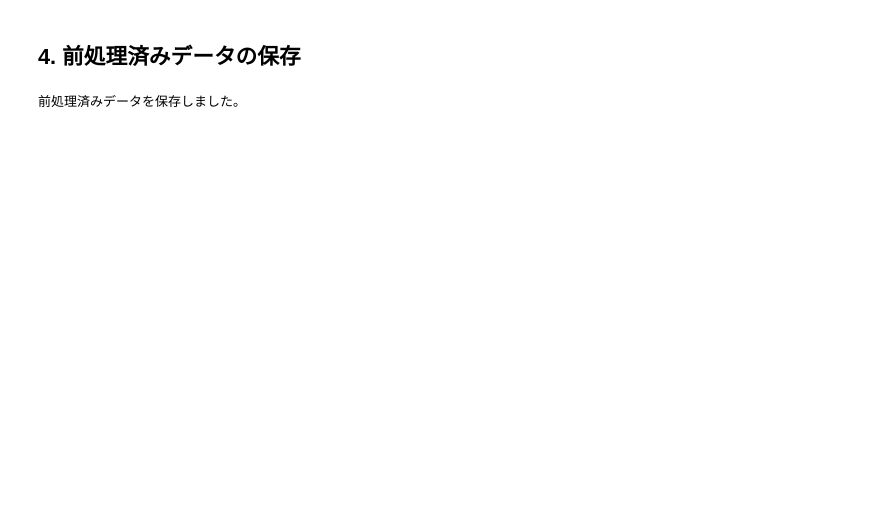
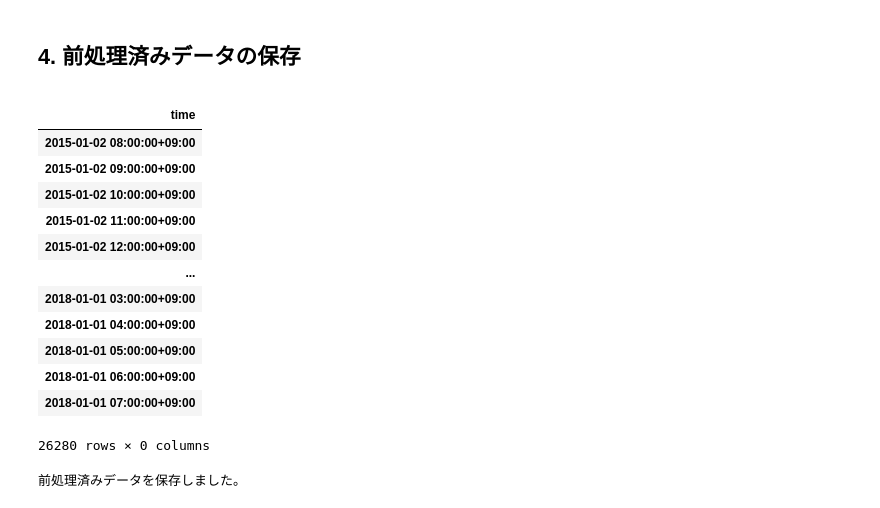
Before and after one commit to yukibefree/notebook, a Jupyter notebook: signate_smbc_202506/notebooks/02_data_preprocessing.ipynb, the cells around one changed output. Cells and saved outputs as stored; diff of their text form; code cells hidden in the pictures; blank space fills up the shorter version.

```diff
--- a/signate_smbc_202506/notebooks/02_data_preprocessing.ipynb
+++ b/signate_smbc_202506/notebooks/02_data_preprocessing.ipynb
@@ -135,5 +161,23 @@ max                         0.505205
 # %% [markdown]
 ## 4. 前処理済みデータの保存
+# %%
+# 保存前にオブジェクトがあるか確認
+train_processed.select_dtypes(include='object')
+# %% [output]
+|  |
+| time |
+| 2015-01-02 08:00:00+09:00 |
+| 2015-01-02 09:00:00+09:00 |
+| 2015-01-02 10:00:00+09:00 |
+| 2015-01-02 11:00:00+09:00 |
+| 2015-01-02 12:00:00+09:00 |
+| ... |
+| 2018-01-01 03:00:00+09:00 |
+| 2018-01-01 04:00:00+09:00 |
+| 2018-01-01 05:00:00+09:00 |
+| 2018-01-01 06:00:00+09:00 |
+| 2018-01-01 07:00:00+09:00 |
+26280 rows × 0 columns
 # %%
 # 前処理済みデータの保存
 train_processed.to_csv(DATA_DIR / "train_processed.csv", index=False)
```
Also changed, not shown: parts of 5 cells of this notebook, 10 other files.
